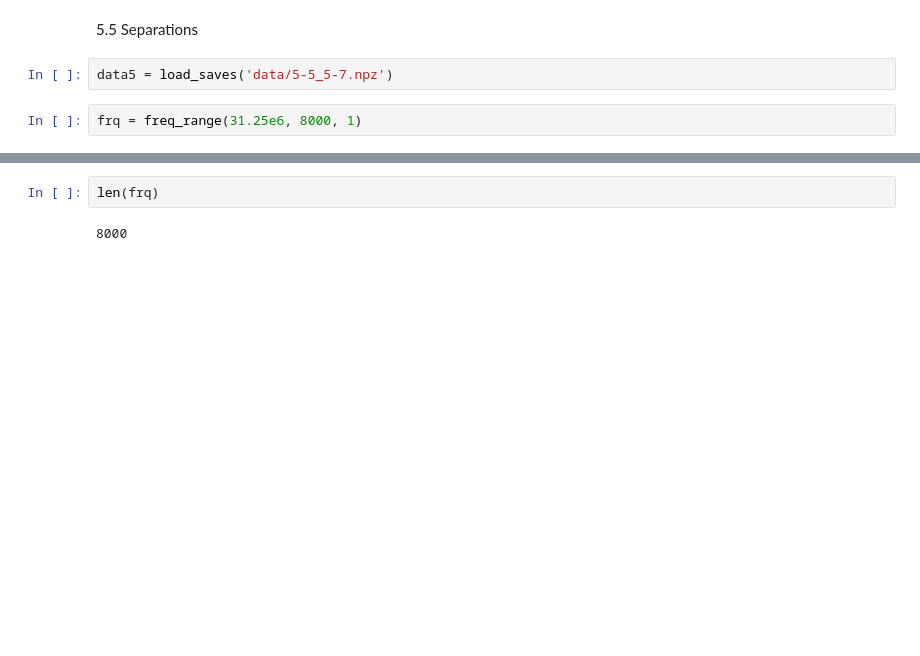
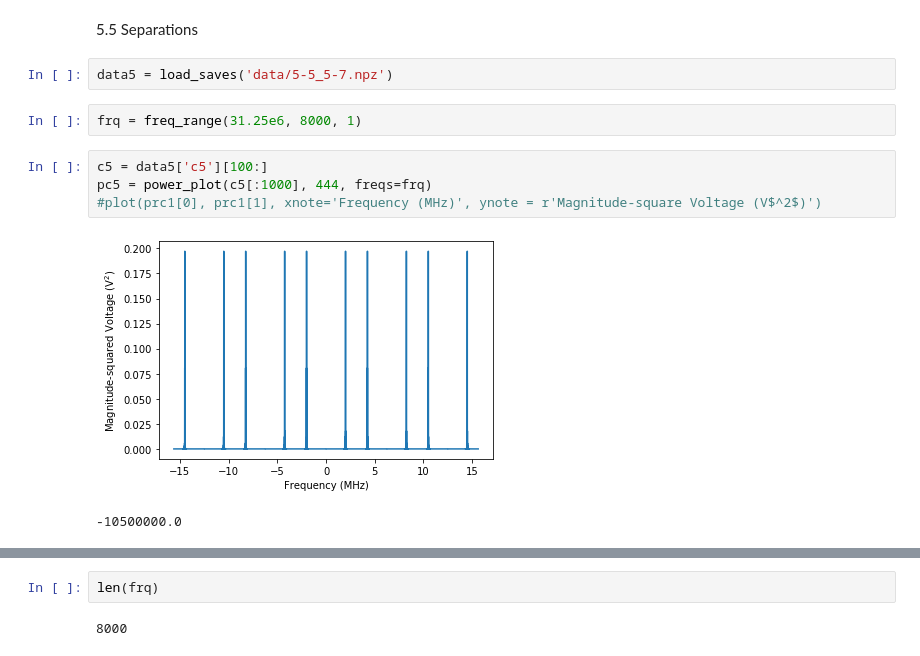
Before and after one commit to 3276908917/AY121, a Jupyter notebook: lab1/LateAnalysis.ipynb, the cells around one changed output, grey strips where cells are left out. Drawn from its saved outputs; the diff is of its cells as text; blank space fills up the shorter version.

```diff
--- a/lab1/LateAnalysis.ipynb
+++ b/lab1/LateAnalysis.ipynb
@@ -84,4 +84,11 @@ plot(prc1[0], prc1[1], xnote='Frequency (MHz)', ynote = r'$\log||V^2||$', logv=T
 data5 = load_saves('data/5-5_5-7.npz')
 # %%
 frq = freq_range(31.25e6, 8000, 1)
+# %%
+c5 = data5['c5'][100:]
+pc5 = power_plot(c5[:1000], 444, freqs=frq)
+#plot(prc1[0], prc1[1], xnote='Frequency (MHz)', ynote = r'Magnitude-square Voltage (V$^2$)')
+# %% [output]
+[figure, added]
+-10500000.0
 # %%
```
Also changed, not shown: parts of 2 cells of this notebook, 2 other files.
